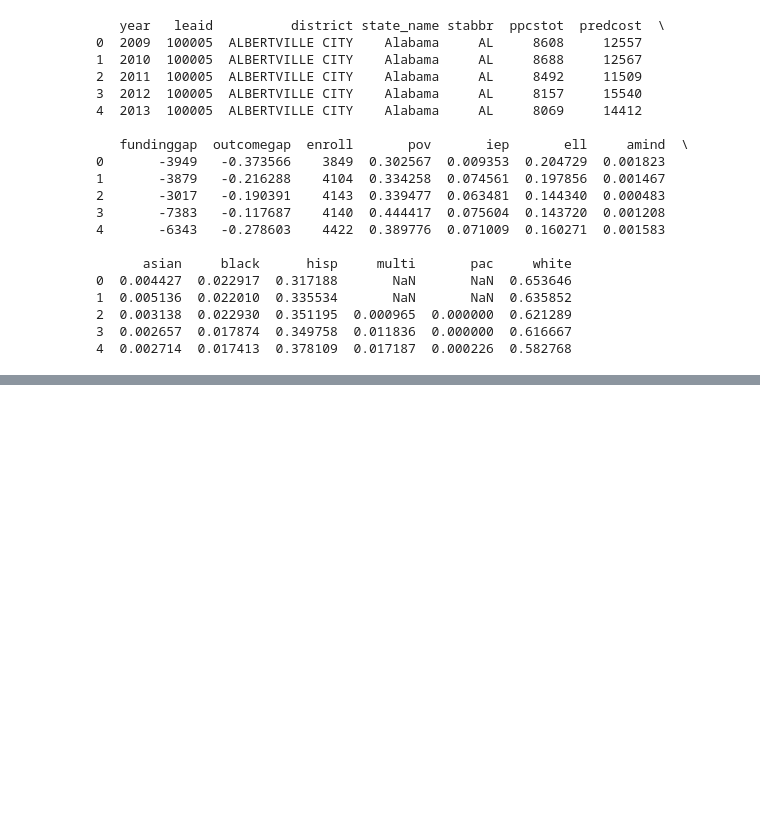
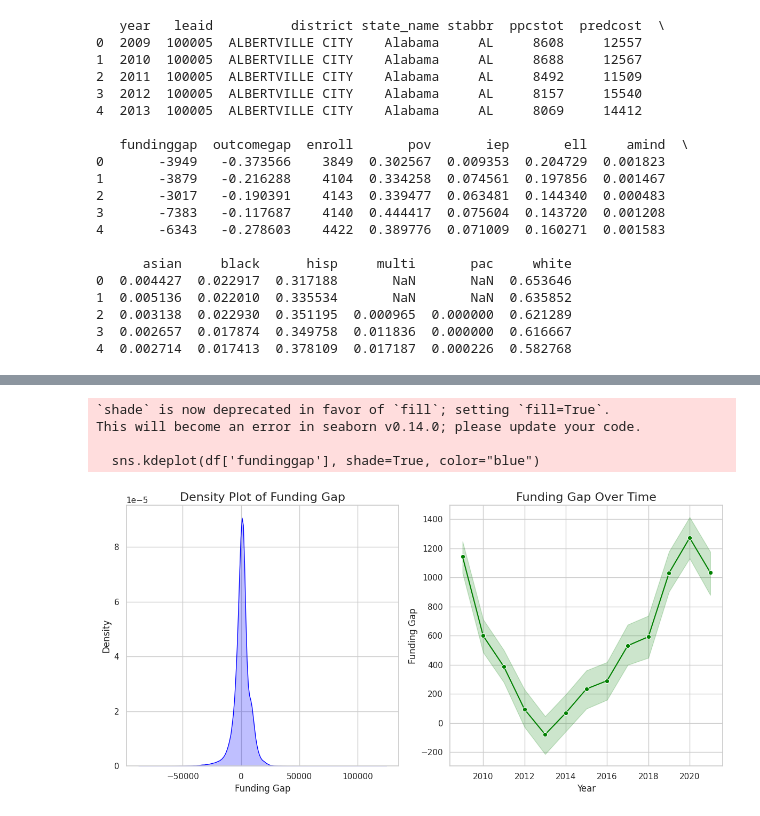
Before and after one commit to mwhiteaz/SchoolFunding, a Jupyter notebook: schoolfundingeda-10-10.ipynb, the cells around one changed output, grey strips where cells are left out. Cells and saved outputs as stored; diff of their text form; code cells hidden in the pictures; blank space fills up the shorter version.

```diff
--- a/schoolfundingeda-10-10.ipynb
+++ b/schoolfundingeda-10-10.ipynb
@@ -84,6 +66,41 @@ None
 print(df.describe())
 # %%
 print(df.isnull().sum())
+# %%
+# Assuming 'funding_gap' and 'years' are the columns in your dataset
+sns.set(style="whitegrid")  # Optional: For a cleaner plot style
+
+# Create a figure and axis object
+plt.figure(figsize=(12, 6))
+
+# Plot the density of the funding gap
+plt.subplot(1, 2, 1)  # 1 row, 2 columns, plot on the first subplot
+sns.kdeplot(df['fundinggap'], shade=True, color="blue")
+plt.title('Density Plot of Funding Gap', fontsize=16)
+plt.xlabel('Funding Gap', fontsize=12)
+plt.ylabel('Density', fontsize=12)
+
+# Plot funding gap over time (years)
+plt.subplot(1, 2, 2)  # Plot on the second subplot
+sns.lineplot(x='year', y='fundinggap', data=df, marker='o', color='green')
+plt.title('Funding Gap Over Time', fontsize=16)
+plt.xlabel('Year', fontsize=12)
+plt.ylabel('Funding Gap', fontsize=12)
+
+# Adjust layout to prevent overlapping of plots
+plt.tight_layout()
+
+# Save the figure as an image
+plt.savefig('funding_gap_analysis.png', dpi=300, bbox_inches='tight')
+
+# Optionally, display the plot
+plt.show()
+# %% [output]
+`shade` is now deprecated in favor of `fill`; setting `fill=True`.
+This will become an error in seaborn v0.14.0; please update your code.
+
+  sns.kdeplot(df['fundinggap'], shade=True, color="blue")
+[figure, added]
 # %%
 # Plot histogram to inspect the distribution
 plt.figure(figsize=(10, 6))
```
Also changed, not shown: parts of 14 cells of this notebook.
